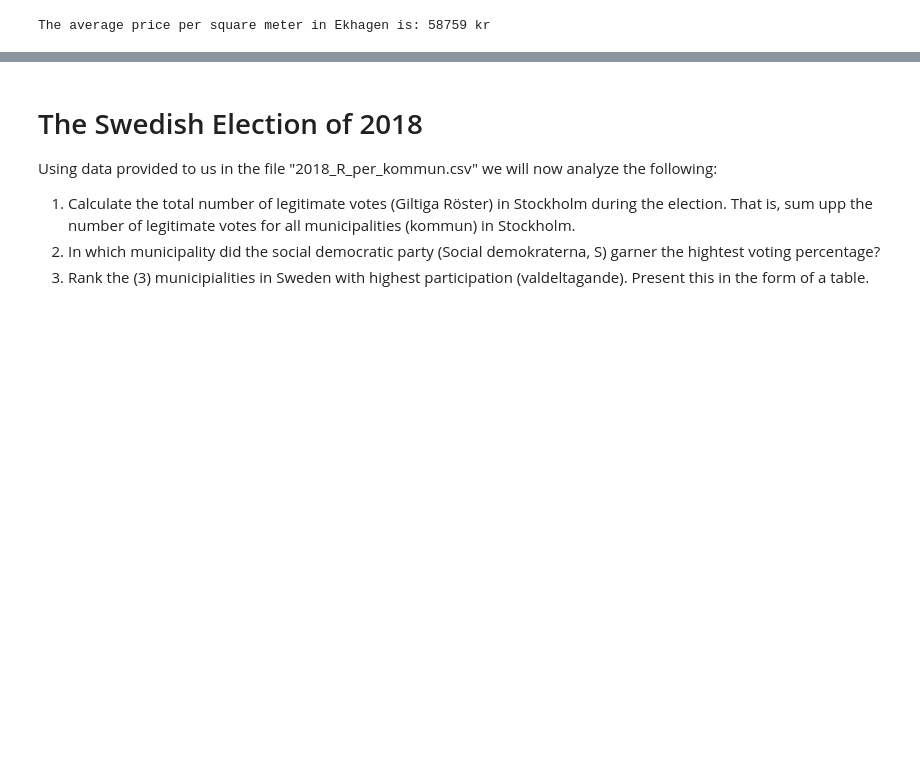
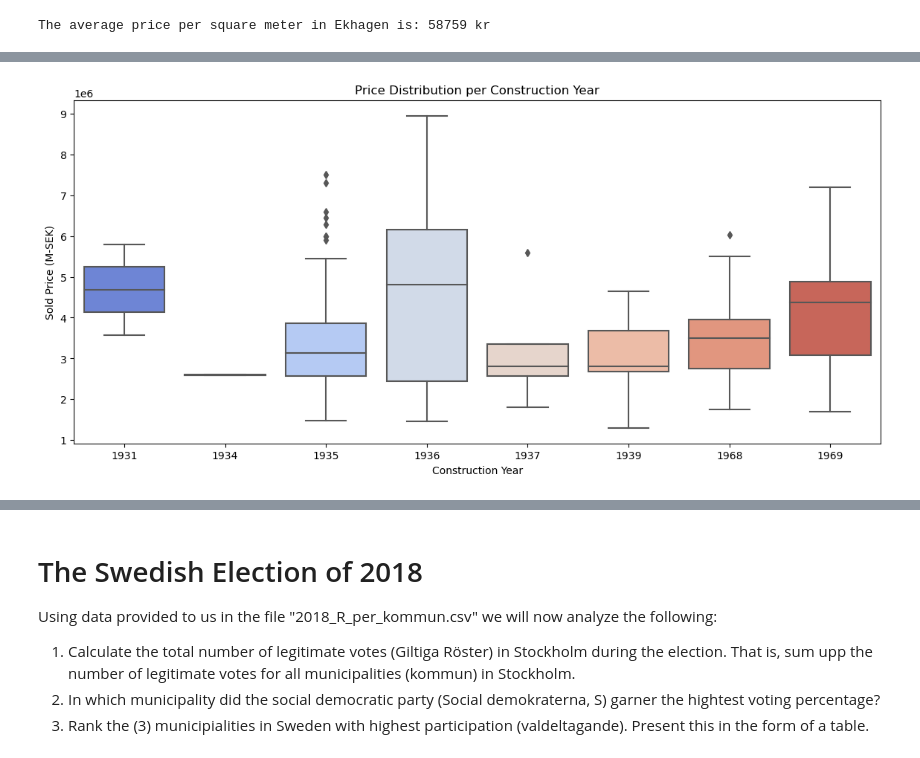
Before and after one commit to MrHEFF/su-mt4007, a Jupyter notebook: HW2/HW2.ipynb, the cells around one changed output, grey strips where cells are left out. Saved outputs shown, nothing was run; the diff lists cells and outputs as text; code cells hidden in the pictures; blank space fills up the shorter version.

```diff
--- a/HW2/HW2.ipynb
+++ b/HW2/HW2.ipynb
@@ -74,0 +83,16 @@ A potentially interesting takeaway from this analysis is that the prices in Ekha
+# %%
+df_age_price = df[["soldPrice", "constructionYear"]] # keep only the interesting columns
+df_age_price_cleaned = df_age_price.dropna()
+
+df_cleaned = df[["constructionYear", "soldPrice"]].dropna().astype(int) # astype int for cleaner x axis
+
+df_grouped = df_cleaned.groupby("constructionYear")["soldPrice"].mean() # group by year and calculate mean
+
+plt.figure(figsize=(14, 6))
+sns.boxplot(x="constructionYear", y="soldPrice", data=df_cleaned, palette="coolwarm")
+plt.title("Price Distribution per Construction Year")
+plt.xlabel("Construction Year")
+plt.ylabel("Sold Price (M-SEK)")
+plt.show()
+# %% [output]
+[figure, added]
```
Also changed, not shown: parts of 9 cells of this notebook.
